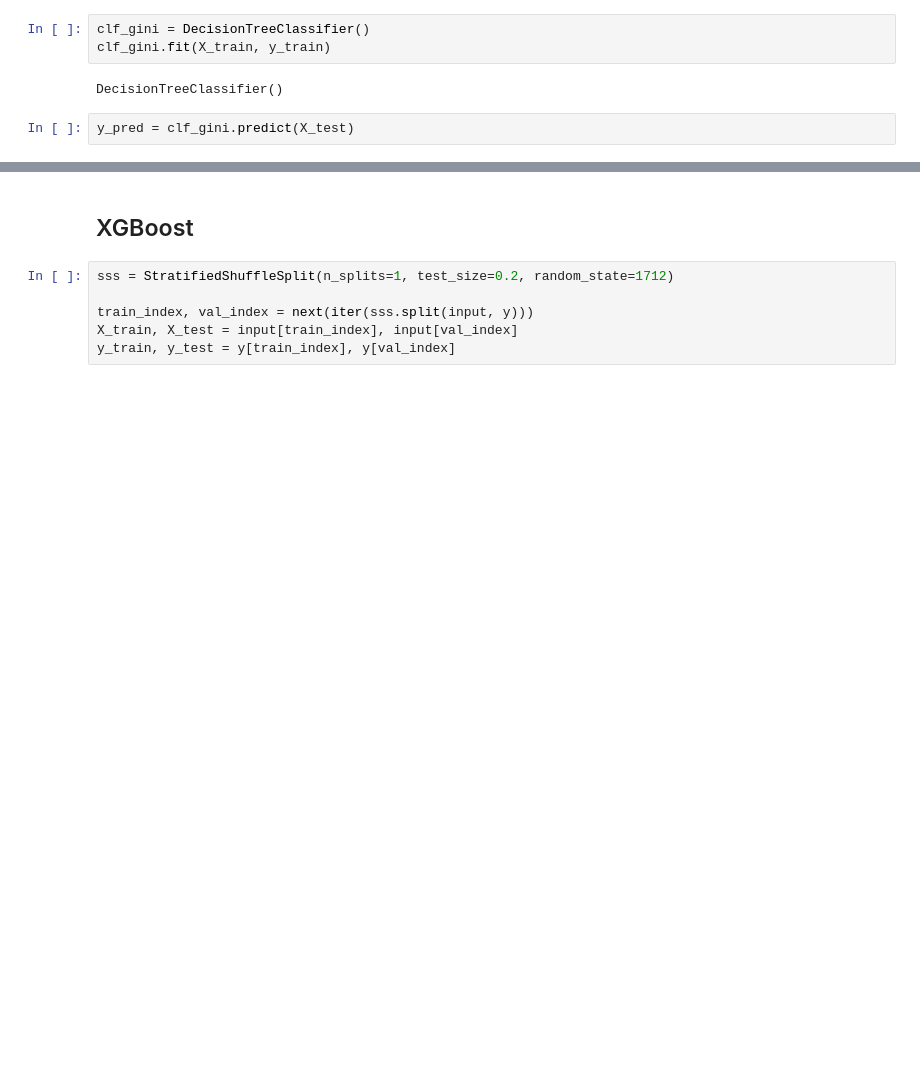
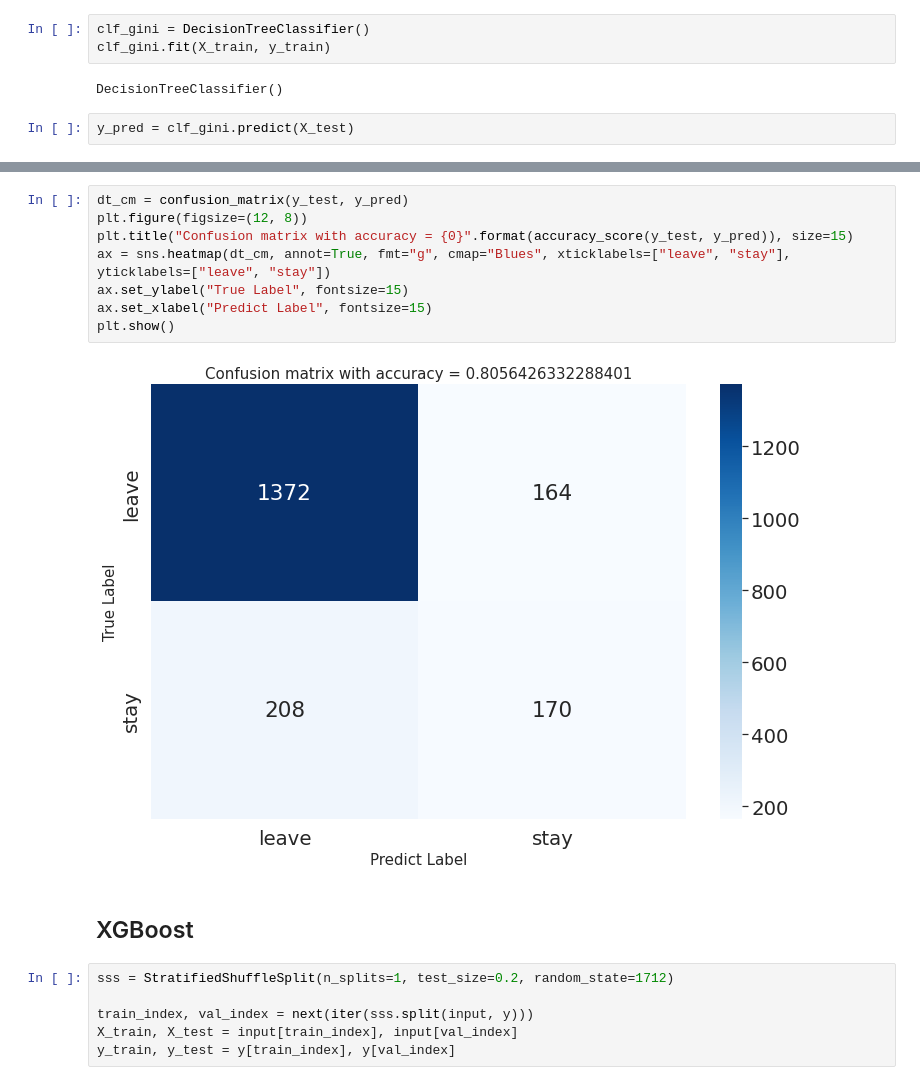
Before and after one commit to nghoanglongde/bank-customer-churn, a Jupyter notebook: Customer_Churn.ipynb, the cells around one changed output, grey strips where cells are left out. Cells and saved outputs as stored; diff of their text form; blank space fills up the shorter version.

```diff
--- a/Customer_Churn.ipynb
+++ b/Customer_Churn.ipynb
@@ -479,3 +497,13 @@ weighted avg       0.80      0.80      0.80      1914
+# %%
+dt_cm = confusion_matrix(y_test, y_pred)
+plt.figure(figsize=(12, 8))
+plt.title("Confusion matrix with accuracy = {0}".format(accuracy_score(y_test, y_pred)), size=15)
+ax = sns.heatmap(dt_cm, annot=True, fmt="g", cmap="Blues", xticklabels=["leave", "stay"], yticklabels=["leave", "stay"])
+ax.set_ylabel("True Label", fontsize=15)
+ax.set_xlabel("Predict Label", fontsize=15)
+plt.show()
+# %% [output]
+[figure, added]
 # %% [markdown]
 ## XGBoost
 # %%
```
Also changed, not shown: parts of 50 cells of this notebook.
